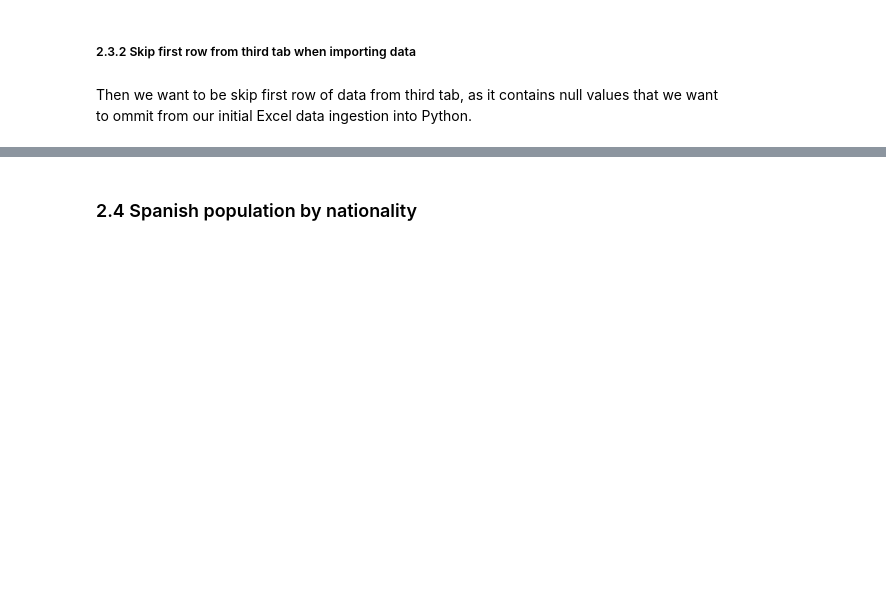
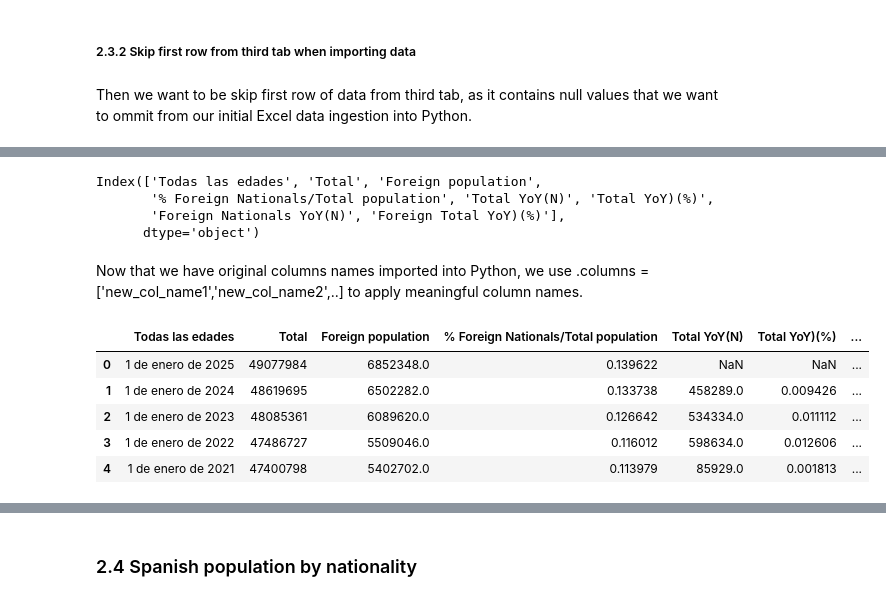
Before and after one commit to Pablo-source/ML-using-Python, a Jupyter notebook: Matplotlib_gallery/06_INE_population_excel_input_FEB25.ipynb, the cells around one changed output, grey strips where cells are left out. Cells and saved outputs as stored; diff of their text form; code cells hidden in the pictures; blank space fills up the shorter version.

```diff
--- a/Matplotlib_gallery/06_INE_population_excel_input_FEB25.ipynb
+++ b/Matplotlib_gallery/06_INE_population_excel_input_FEB25.ipynb
@@ -118,0 +143,19 @@ This code below will skip first set of rows (WIP)
+# %%
+INEdata_skip_rows.columns
+# %% [output]
+Index(['Todas las edades', 'Total', 'Foreign population',
+       '% Foreign Nationals/Total population', 'Total YoY(N)', 'Total YoY)(%)',
+       'Foreign Nationals YoY(N)', 'Foreign Total YoY)(%)'],
+      dtype='object')
+# %% [markdown]
+Now that we have original columns names imported into Python, we use .columns =['new_col_name1','new_col_name2',..] to apply meaningful column names.
+# %%
+INE_data = INEdata_skip_rows.copy()
+INE_data.head()
+# %% [output]
+|  | Todas las edades | Total | Foreign population | % Foreign Nationals/Total population | Total YoY(N) | Total YoY)(%) | ... |
+| 0 | 1 de enero de 2025 | 49077984 | 6852348.0 | 0.139622 | NaN | NaN | ... |
+| 1 | 1 de enero de 2024 | 48619695 | 6502282.0 | 0.133738 | 458289.0 | 0.009426 | ... |
+| 2 | 1 de enero de 2023 | 48085361 | 6089620.0 | 0.126642 | 534334.0 | 0.011112 | ... |
+| 3 | 1 de enero de 2022 | 47486727 | 5509046.0 | 0.116012 | 598634.0 | 0.012606 | ... |
+| 4 | 1 de enero de 2021 | 47400798 | 5402702.0 | 0.113979 | 85929.0 | 0.001813 | ... |
```
Also changed, not shown: parts of 12 cells of this notebook.
